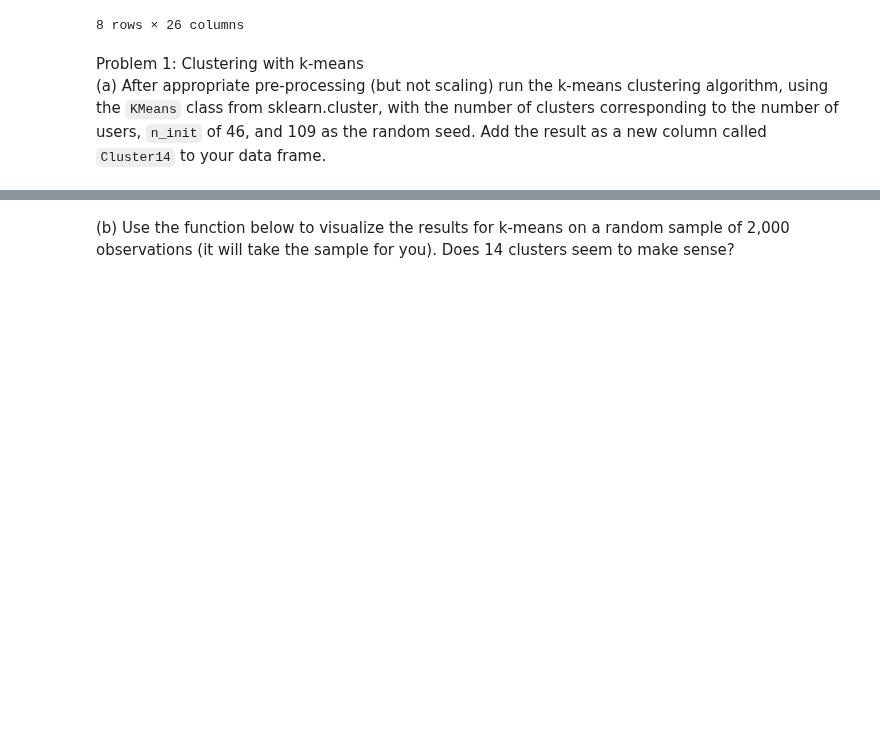
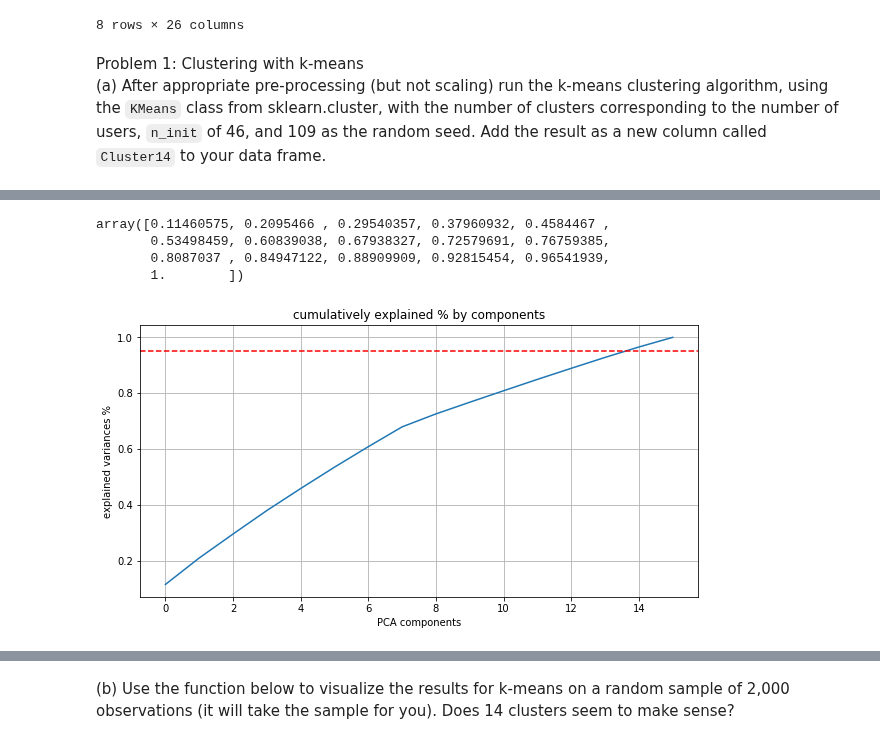
Before and after one commit to jackxxu/2020-CS109B, a Jupyter notebook: content/homeworks/hw02/notebook/cs109b_hw2.ipynb, the cells around one changed output, grey strips where cells are left out. Cells and saved outputs as stored; diff of their text form; code cells hidden in the pictures; blank space fills up the shorter version.

```diff
--- a/content/homeworks/hw02/notebook/cs109b_hw2.ipynb
+++ b/content/homeworks/hw02/notebook/cs109b_hw2.ipynb
@@ -77,9 +77,9 @@ Start by reading the dataset into a pandas data frame.
 # %%
 #your code here
 
-faithful = pd.read_csv("data/postures_clean.csv")
-display(faithful.head())
-display(faithful.describe())
+postures = pd.read_csv("data/postures_clean.csv")
+display(postures.head())
+display(postures.describe())
 # %% [output]
 |  | Class | User | X0 | Y0 | Z0 | X1 | Y1 | Z1 | X2 | Y2 | ... | ... |
 | 0 | 1 | 0 | 72.692270 | 50.023771 | -72.963253 | -11.593076 | 81.234142 | -28.450210 | 51.729995 | 82.844469 | ... | ... |
@@ -106,0 +105,27 @@ display(faithful.describe())
+# %%
+#your code here
+from sklearn.decomposition import PCA
+from sklearn.cluster import KMeans
+
+# try to reduce dimensions
+postures_features = postures.filter(regex="^(X|Y|X)\d")
+display(postures_features.head())
+fitted_pca = PCA().fit(postures_features)
+postures_pca = fitted_pca.transform(postures_features)
+
+var_explained = fitted_pca.explained_variance_ratio_
+var_explained_sum = np.cumsum(var_explained)
+display(var_explained_sum)
+
+plt.figure(figsize=(10,5))
+plt.plot(var_explained_sum)
+plt.xlabel("PCA components")
+plt.ylabel("explained variances %")
+plt.title('cumulatively explained % by components')
+plt.grid()
+plt.axhline(y=0.95, color='r', linestyle='--')
+plt.show()
+
+# The chart below indicates that the components are quite spread out so that the PCA component reduction
+# is not going to be very effective, so I am keeping all the components.
+# %% [output]
@@ -106,0 +138,5 @@ display(faithful.describe())
+array([0.11460575, 0.2095466 , 0.29540357, 0.37960932, 0.4584467 ,
+       0.53498459, 0.60839038, 0.67938327, 0.72579691, 0.76759385,
+       0.8087037 , 0.84947122, 0.88909909, 0.92815454, 0.96541939,
+       1.        ])
+[figure, added]
```
Also changed, not shown: parts of 6 cells of this notebook.
